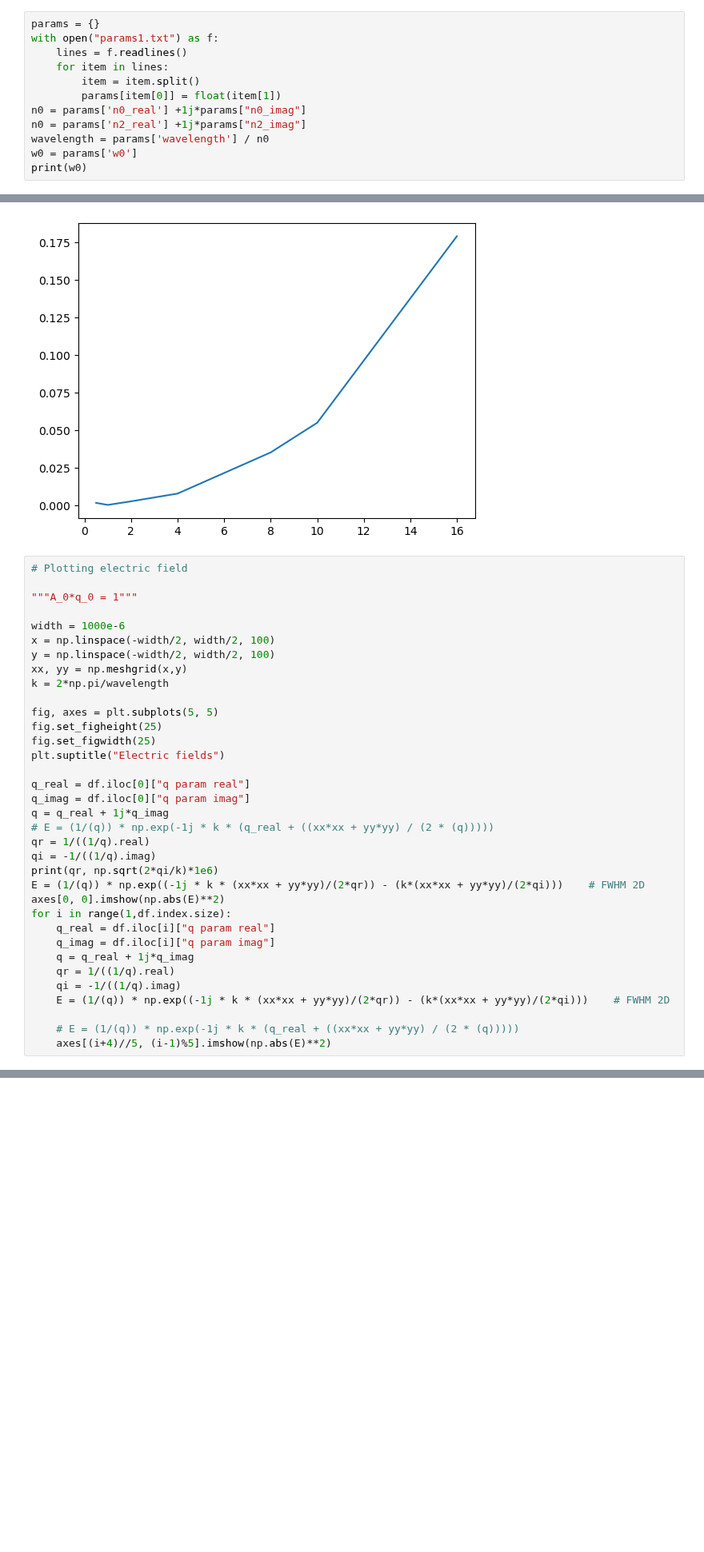
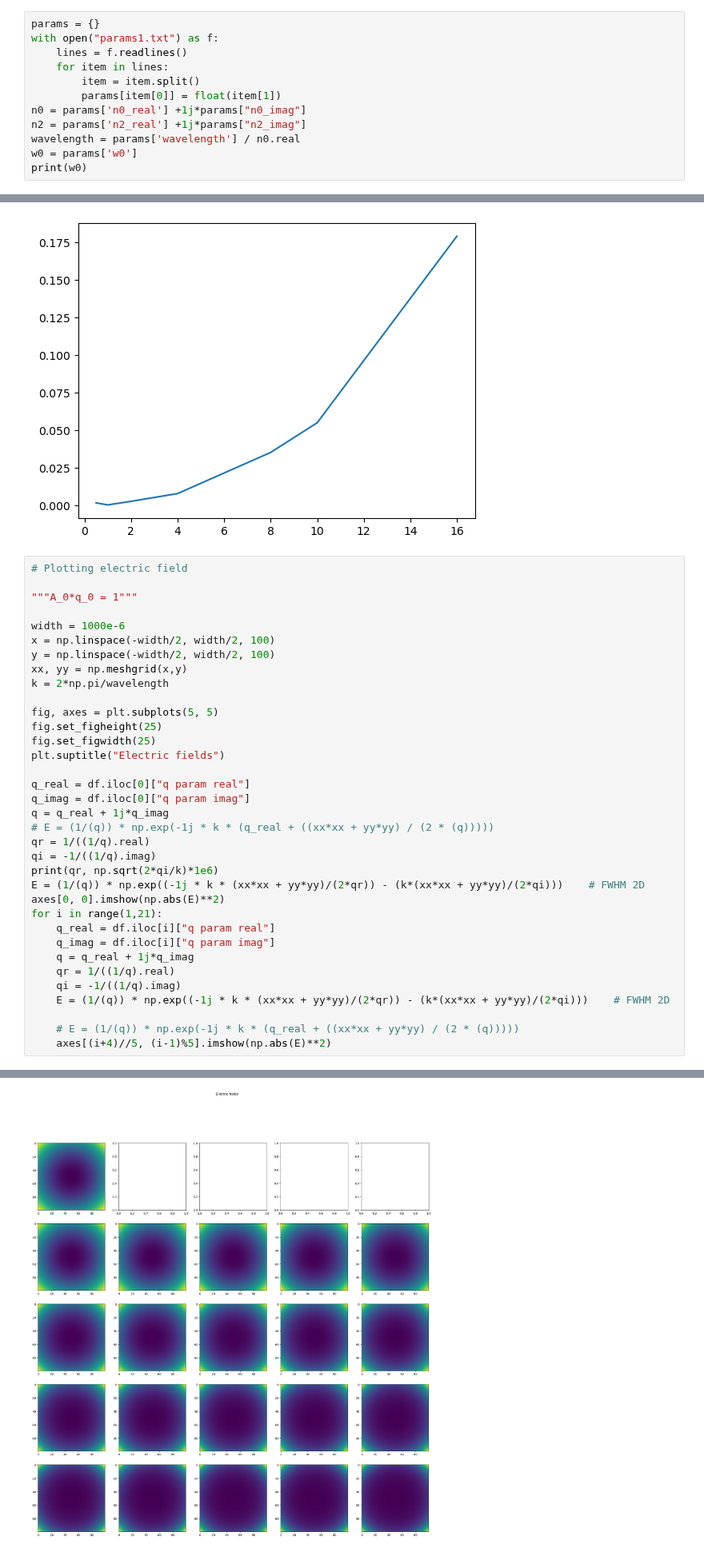
Before and after one commit to kskarthiksk/gaussian_duct_1, a Jupyter notebook: tests.ipynb, the cells around one changed output, grey strips where cells are left out. Shown at 80% size. Drawn from its saved outputs; the diff is of its cells as text; blank space fills up the shorter version.

```diff
--- a/tests.ipynb
+++ b/tests.ipynb
@@ -28,8 +52,8 @@ with open("params1.txt") as f:
         item = item.split()
         params[item[0]] = float(item[1])
 n0 = params['n0_real'] +1j*params["n0_imag"]
-n0 = params['n2_real'] +1j*params["n2_imag"]
-wavelength = params['wavelength'] / n0
+n2 = params['n2_real'] +1j*params["n2_imag"]
+wavelength = params['wavelength'] / n0.real
 w0 = params['w0']
 print(w0)
 # %% [output]
@@ -505,7 +537,7 @@ qi = -1/((1/q).imag)
 print(qr, np.sqrt(2*qi/k)*1e6)
 E = (1/(q)) * np.exp((-1j * k * (xx*xx + yy*yy)/(2*qr)) - (k*(xx*xx + yy*yy)/(2*qi)))    # FWHM 2D
 axes[0, 0].imshow(np.abs(E)**2)
-for i in range(1,df.index.size):
+for i in range(1,21):
     q_real = df.iloc[i]["q param real"]
     q_imag = df.iloc[i]["q param imag"]
     q = q_real + 1j*q_imag
@@ -520,3 +552,4 @@ NameError: name 'wavelength' is not defined
+[figure, added]
 # %%
 plt.plot(np.abs(fwhm_ugb - fwhm)/fwhm * 100)
 plt.ylabel("Error (%)")
```
Also changed, not shown: parts of 9 cells of this notebook, 8 other files.
